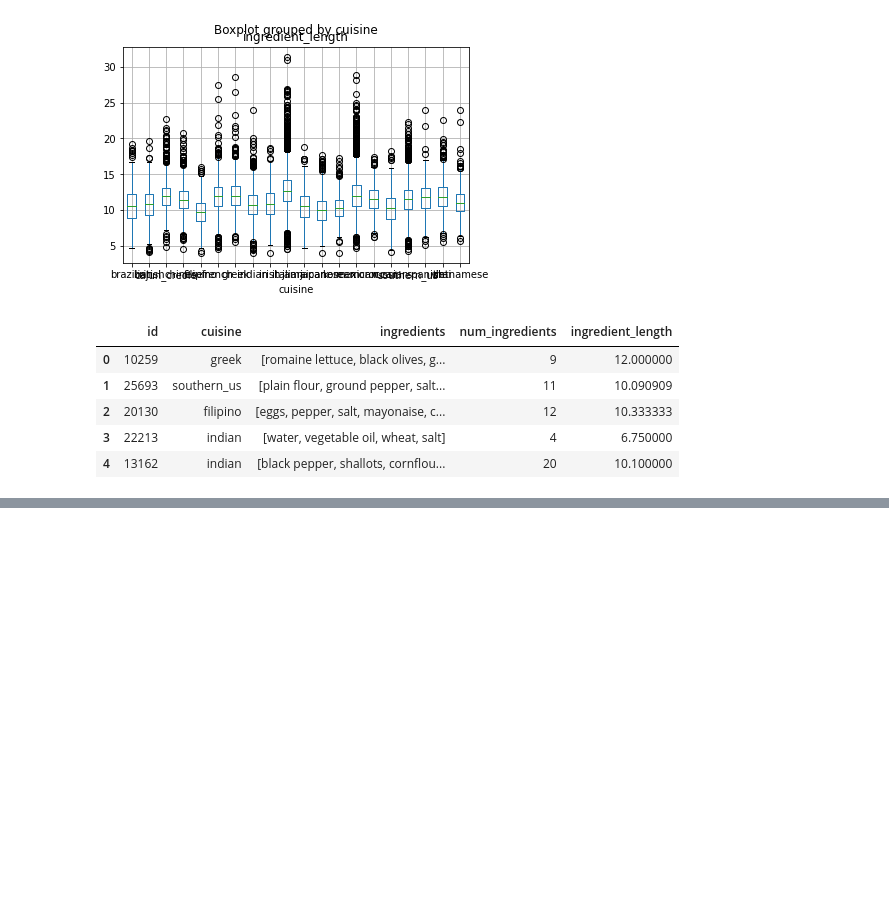
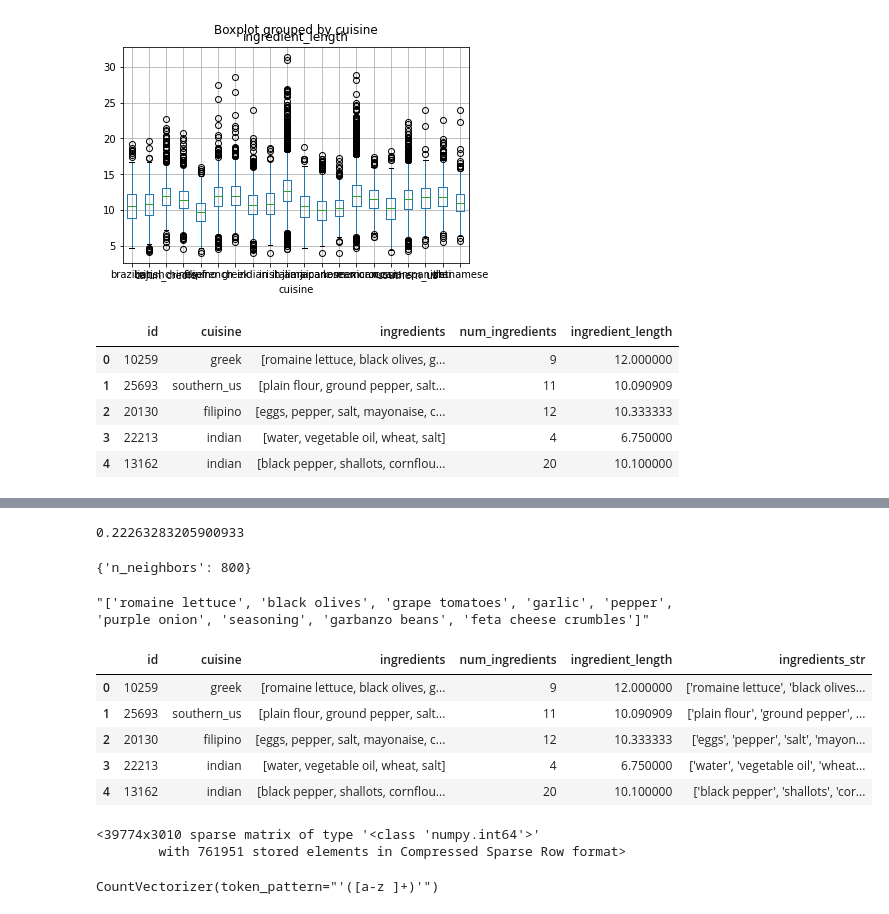
Before and after one commit to dehsheikh/Data_Science, a Jupyter notebook: NLP/05.ipynb, the cells around one changed output, grey strips where cells are left out. Cells and saved outputs as stored; diff of their text form; code cells hidden in the pictures; blank space fills up the shorter version.

```diff
--- a/NLP/05.ipynb
+++ b/NLP/05.ipynb
@@ -185,0 +365,31 @@ train.head()
+# %%
+grid.best_score_
+# %% [output]
+0.22263283205900933
+# %%
+grid.best_params_
+# %% [output]
+{'n_neighbors': 800}
+# %%
+#Converting a list of strings to one big string
+train["ingredients"].astype(str)[0]
+# %% [output]
+"['romaine lettuce', 'black olives', 'grape tomatoes', 'garlic', 'pepper', 'purple onion', 'seasoning', 'garbanzo beans', 'feta cheese crumbles']"
+# %%
+def make_features(df):
+    df["num_ingredients"] = df["ingredients"].apply(len)
+    df["ingredient_length"] = df["ingredients"].apply(
+        lambda x: np.mean([len(item) for item in x])
+    )
+    df["ingredients_str"] = df["ingredients"].astype(str)
+    return df
+# %%
+train = make_features(pd.read_json("train.json"))
+train.head()
+# %% [output]
+|  | id | cuisine | ingredients | num_ingredients | ingredient_length | ingredients_str |
+| 0 | 10259 | greek | [romaine lettuce, black olives, g... | 9 | 12.000000 | ['romaine lettuce', 'black olives... |
+| 1 | 25693 | southern_us | [plain flour, ground pepper, salt... | 11 | 10.090909 | ['plain flour', 'ground pepper', ... |
+| 2 | 20130 | filipino | [eggs, pepper, salt, mayonaise, c... | 12 | 10.333333 | ['eggs', 'pepper', 'salt', 'mayon... |
+| 3 | 22213 | indian | [water, vegetable oil, wheat, salt] | 4 | 6.750000 | ['water', 'vegetable oil', 'wheat... |
+| 4 | 13162 | indian | [black pepper, shallots, cornflou... | 20 | 10.100000 | ['black pepper', 'shallots', 'cor... |
@@ -185,0 +402,11 @@ train.head()
+# %%
+X_dtm = vect.fit_transform(X)
+X_dtm
+# %% [output]
+<39774x3010 sparse matrix of type '<class 'numpy.int64'>'
+        with 761951 stored elements in Compressed Sparse Row format>
+# %%
+vect = CountVectorizer(token_pattern = r"'([a-z ]+)'")
+vect
+# %% [output]
+CountVectorizer(token_pattern="'([a-z ]+)'")
```
Also changed, not shown: parts of 32 cells of this notebook.
